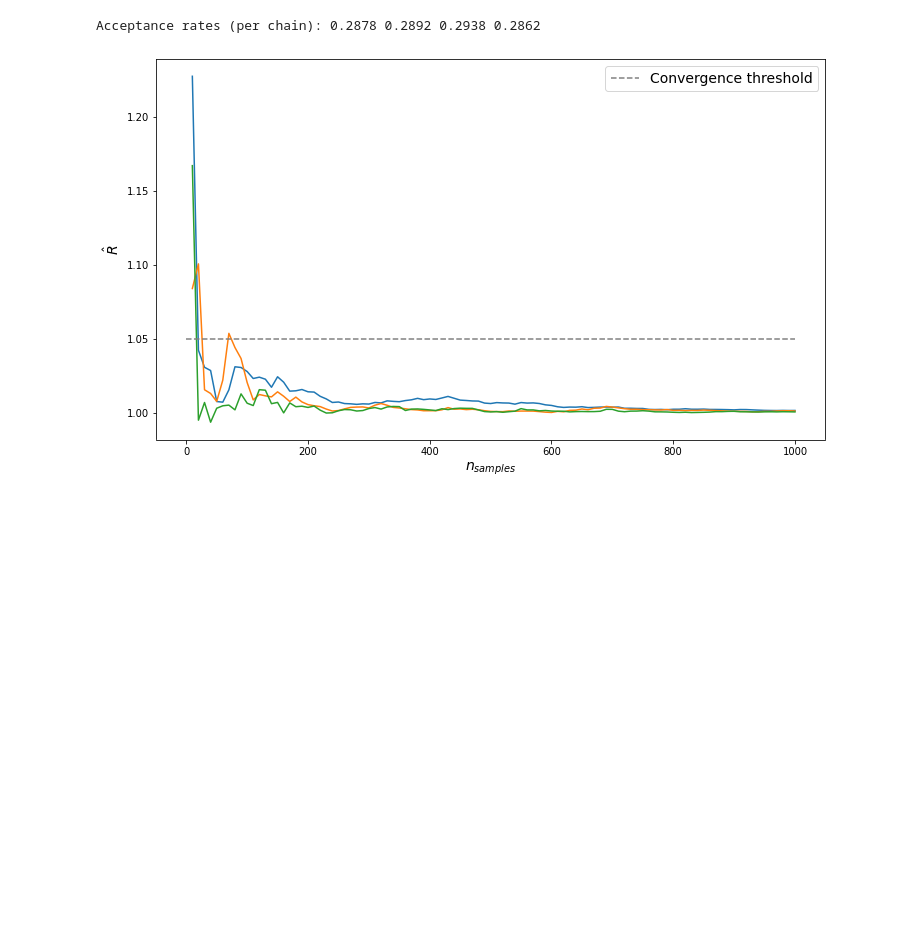
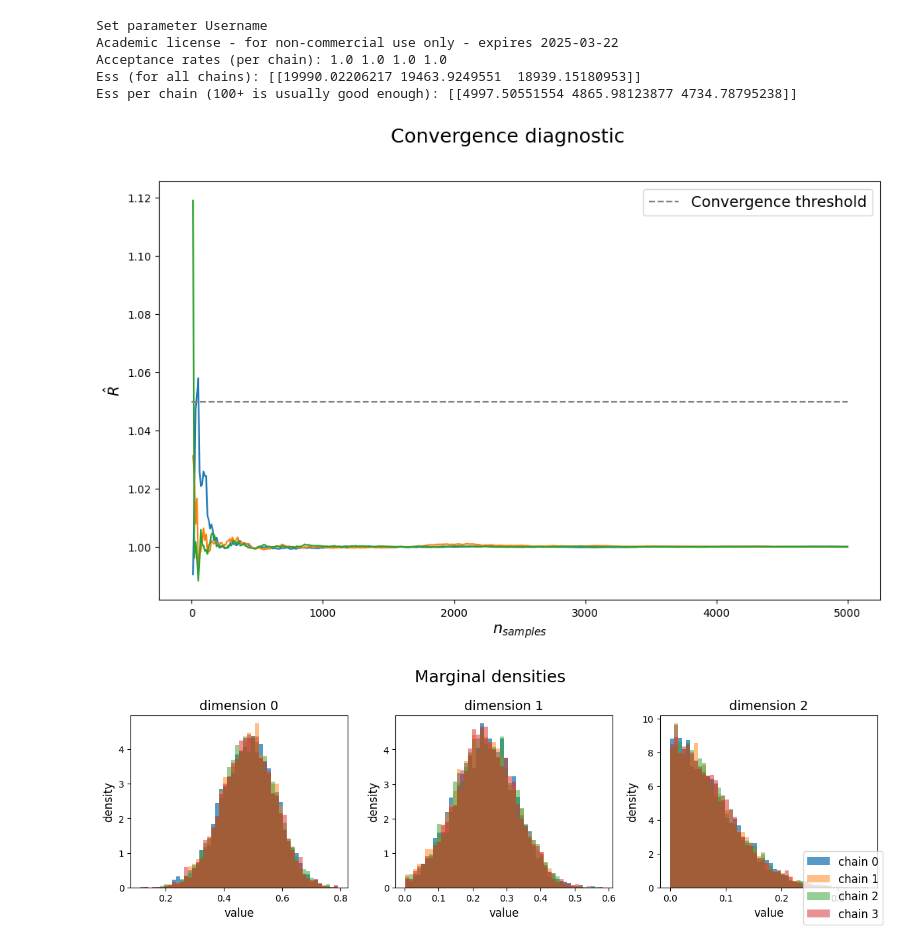
Before and after one commit to modsim/hopsy, a Jupyter notebook: examples/QuickTutorial.ipynb, the cells around one changed output. Saved outputs shown, nothing was run; the diff lists cells and outputs as text; code cells hidden in the pictures; blank space fills up the shorter version.

Commit message:
Resolve "add setup function to setup markov chains and random number generators"

```diff
--- a/examples/QuickTutorial.ipynb
+++ b/examples/QuickTutorial.ipynb
@@ -27,51 +27,89 @@ we do not have to worry further about it for the following example.
 # %%
 import hopsy
 import matplotlib.pyplot as plt
+import numpy as np
 
 # set up the polytope inequality for a 3-dimensional simplex
 A, b = [[1, 1, 1], [-1, 0, 0], [0, -1, 0], [0, 0, -1]], [1, 0, 0, 0]
 
 # create a 3-dimensional gaussian model centered at the origin
-model = hopsy.Gaussian(mean=[0, 0, 0])
+model = hopsy.Gaussian(mean=[0.5, 0.25, 0], covariance=0.01*np.identity(3))
 
 # set up the problem
 problem = hopsy.Problem(A, b, model)
 
-# number of chains we will use
-n_chains = 4
-
-# set up a few parallel markov chains using a gaussian proposal and starting in the origin
-chains = [hopsy.MarkovChain(problem, proposal=hopsy.GaussianProposal, starting_point=[0, 0, 0])
-          for i in range(n_chains)]
-
-# proposal distributions usually have some adjustable hyperparameters,
-# the most common being the stepsize (or standard deviation in case
-# of a gaussian proposal)
-for chain in chains:
-    chain.proposal.stepsize = 0.2
-
-# set up the random number generators
-rngs = [hopsy.RandomNumberGenerator(seed=42, stream=i) for i in range(n_chains)]
+# hopsy.setup creates markov chains with a herustic selection of proposal algorithm and tunes the acceptance rate of the chains, if the chains have the step size parameter.
+# For the case of a Gaussian on the polytope, the TruncatedGaussianProposal is the best algorithm and it is automatically selected.
+random_seed = 511
+n_chains = 4 # Not required, will use number of available cpu cores otherwise
+chains, rngs = hopsy.setup(problem, random_seed=random_seed, n_chains=n_chains)
+# Below we run hopsy.setup again but overwrite the default proposal selection and use markov chain tuning
 
 # and now for the fun!
-accrate, states = hopsy.sample(chains, rngs, n_samples=1000, thinning=10)
+n_samples = 5000
+accrate, states = hopsy.sample(chains, rngs, n_samples=n_samples, thinning=10)
 
 # when doing mcmc, assessing convergence is very important!
 rhat = hopsy.rhat(states, series=10)
 
 print('Acceptance rates (per chain):', *accrate)
 
+ess = hopsy.ess(states)
+print('Ess (for all chains):', hopsy.ess(states))
+print('Ess per chain (100+ is usually good enough):', ess/len(chains))
+
 fig, ax = plt.subplots(1, 1, figsize=(12,7))
+plt.suptitle("Convergence diagnostic", fontsize=18)
 
-ax.plot(range(10, 1010, 10), rhat)
-ax.plot([0, 1000], [1.05, 1.05], linestyle='dashed', color='gray',
+ax.plot(range(10, n_samples+10, 10), rhat)
+# The convergence threshold depends on how strict the sample quality is evaluated. Typical values are 1.1, 1.05, 1.02 and 1.01.
+ax.plot([0, n_samples], [1.05, 1.05], linestyle='dashed', color='gray',
         label='Convergence threshold')
 
 ax.set_xlabel(r"$n_{samples}$", fontsize=14)
 ax.set_ylabel(r"$\hat{R}$", fontsize=14)
 ax.legend(fontsize=14)
 
+
+n_dims = 3
+n_cols = 3
+n_rows = 1
+plt.figure(figsize=(n_cols * 4, n_rows * 4))
+plt.subplot(n_rows, n_cols, 1)
+plt.suptitle("Marginal densities", fontsize=18)
+
+for dim in range(n_dims):
+    plt.subplot(n_rows, n_cols, dim + 1)
+    plt.title(f"dimension {dim}", fontsize=14)
+    chain_index = 0
+    _, bins, _ = plt.hist(
+        states[chain_index,:,dim],
+        bins=50,
+        density=True,
+        label=f"chain {chain_index}" if dim == 0 else None,
+        alpha=0.75,
+        color="C0")
+    for chain_index in range(1, n_chains):
+        _ = plt.hist(
+            states[chain_index,:,dim],
+            bins=bins,
+            alpha=0.5,
+            density=True,
+            label=f"chain {chain_index}" if dim == 0 else None,
+            color=f"C{chain_index}",
+        )
+
+    plt.ylabel('density', fontsize=12)
+    plt.xlabel('value', fontsize=12)
+
+plt.figlegend(fontsize=12, loc='lower right')
+plt.tight_layout()
 plt.show()
 # %% [output]
-Acceptance rates (per chain): 0.2878 0.2892 0.2938 0.2862
+Set parameter Username
+Academic license - for non-commercial use only - expires 2025-03-22
+Acceptance rates (per chain): 1.0 1.0 1.0 1.0
+Ess (for all chains): [[19990.02206217 19463.9249551  18939.15180953]]
+Ess per chain (100+ is usually good enough): [[4997.50551554 4865.98123877 4734.78795238]]
-[figure, old version]
+[figure, new version]
+[figure, added]
```
Also changed, not shown: parts of 2 cells of this notebook, 14 other files.
